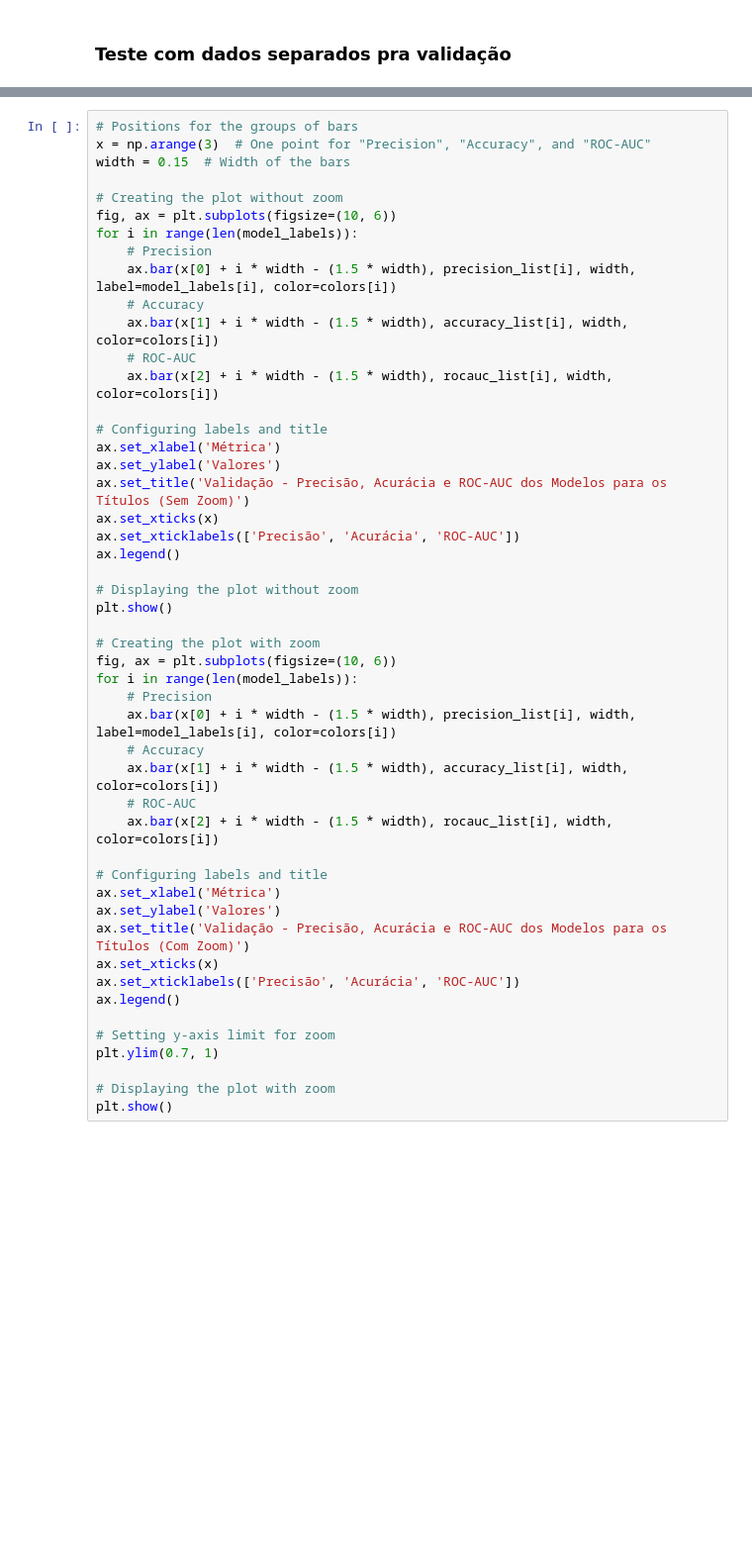
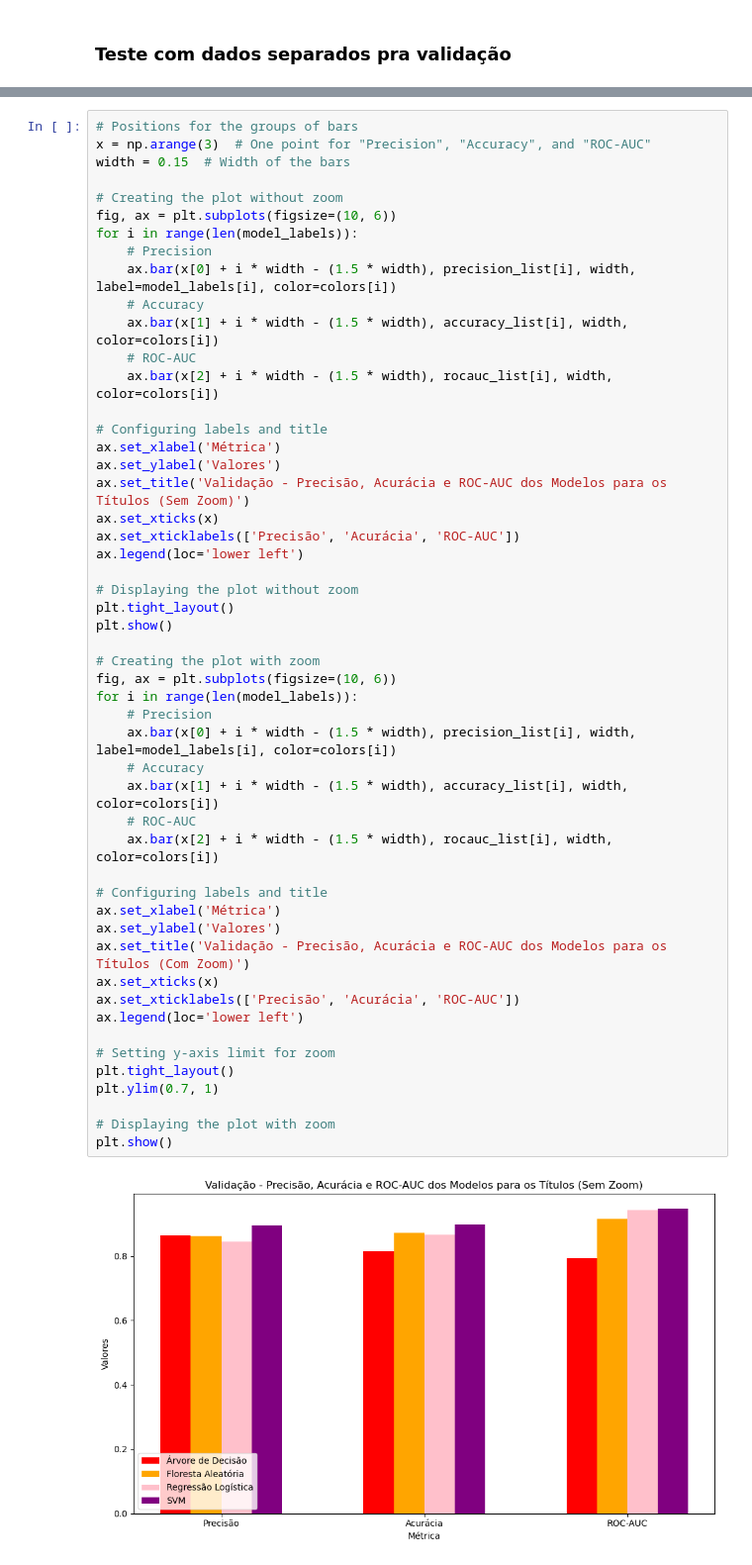
Before and after one commit to Thomazellinho/tcc_noticiasfalsas_ilum, a Jupyter notebook: 4_tcc_titulos.ipynb, the cells around one changed output, grey strips where cells are left out. Shown at 99% size. Cells and saved outputs as stored; diff of their text form; blank space fills up the shorter version.

```diff
--- a/4_tcc_titulos.ipynb
+++ b/4_tcc_titulos.ipynb
@@ -271,32 +363,36 @@ ax.set_xlabel('Métrica')
 ax.set_ylabel('Valores')
 ax.set_title('Validação - Precisão, Acurácia e ROC-AUC dos Modelos para os Títulos (Sem Zoom)')
 ax.set_xticks(x)
 ax.set_xticklabels(['Precisão', 'Acurácia', 'ROC-AUC'])
-ax.legend()
+ax.legend(loc='lower left')
 
 # Displaying the plot without zoom
+plt.tight_layout()
 plt.show()
 
 # Creating the plot with zoom
 fig, ax = plt.subplots(figsize=(10, 6))
 for i in range(len(model_labels)):
     # Precision
     ax.bar(x[0] + i * width - (1.5 * width), precision_list[i], width, label=model_labels[i], color=colors[i])
     # Accuracy
     ax.bar(x[1] + i * width - (1.5 * width), accuracy_list[i], width, color=colors[i])
     # ROC-AUC
     ax.bar(x[2] + i * width - (1.5 * width), rocauc_list[i], width, color=colors[i])
 
 # Configuring labels and title
 ax.set_xlabel('Métrica')
 ax.set_ylabel('Valores')
 ax.set_title('Validação - Precisão, Acurácia e ROC-AUC dos Modelos para os Títulos (Com Zoom)')
 ax.set_xticks(x)
 ax.set_xticklabels(['Precisão', 'Acurácia', 'ROC-AUC'])
-ax.legend()
+ax.legend(loc='lower left')
 
 # Setting y-axis limit for zoom
+plt.tight_layout()
 plt.ylim(0.7, 1)
 
 # Displaying the plot with zoom
 plt.show()
+# %% [output]
+[figure, added]
```
Also changed, not shown: parts of 12 cells of this notebook, 7 other files.
